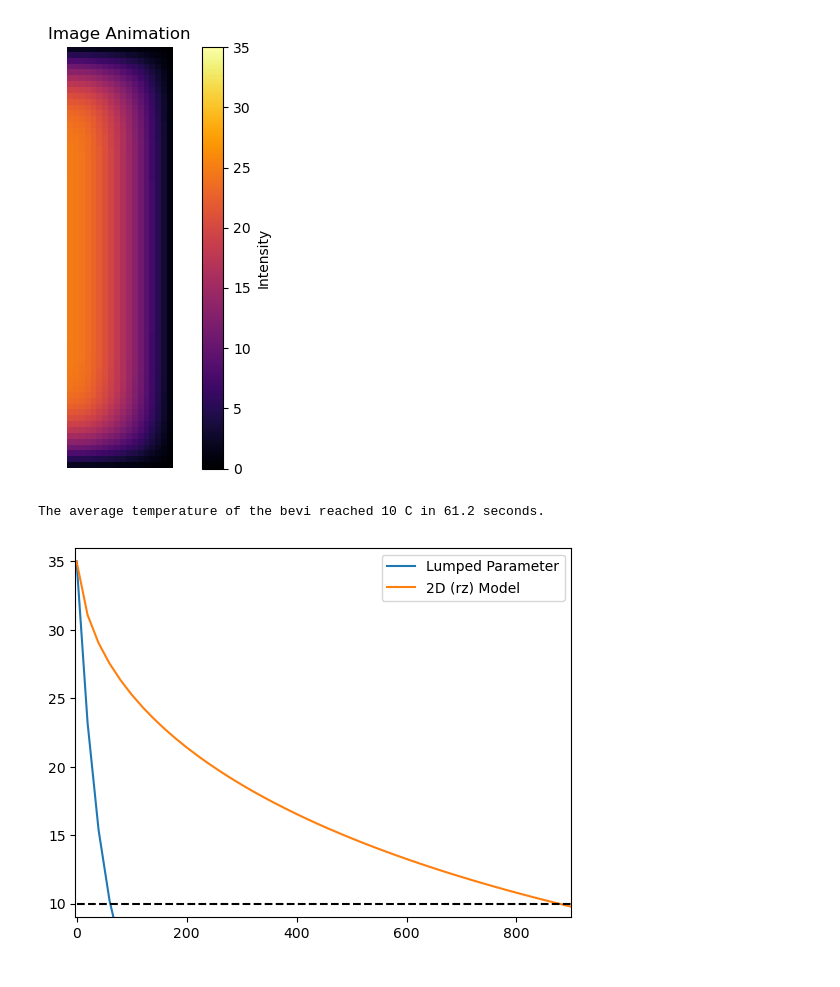
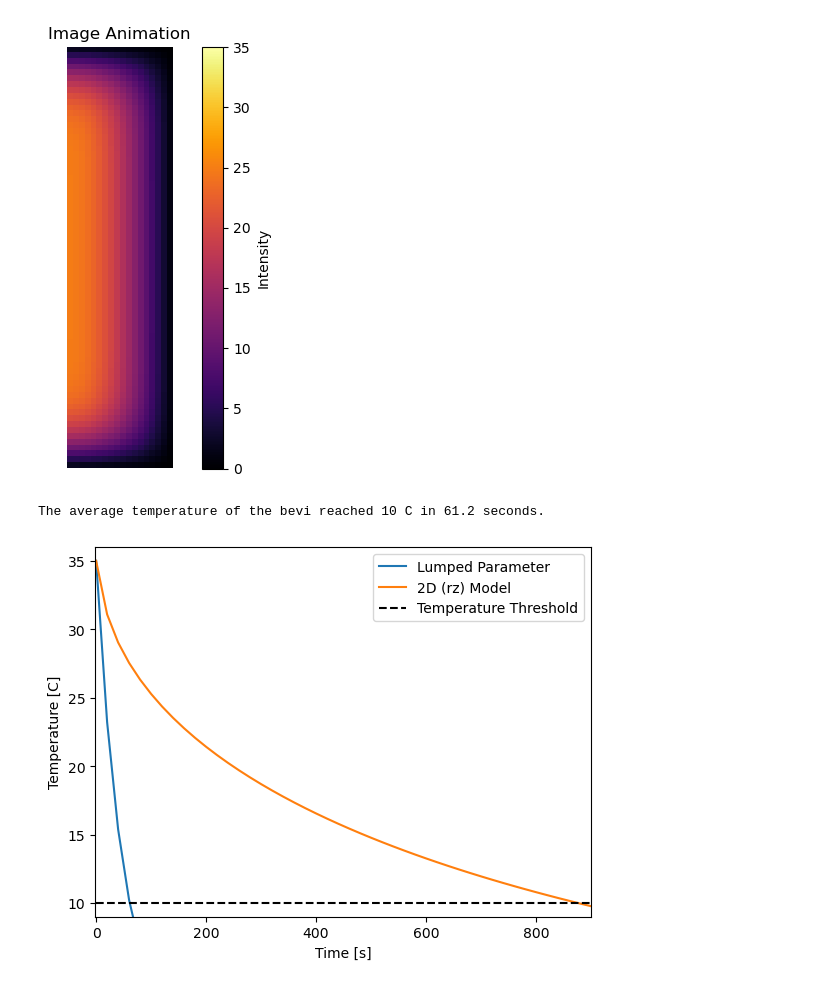
Before and after one commit to me701/homework-4-bourmanleegibson, a Jupyter notebook: Solution.ipynb, the cells around one changed output. Cells and saved outputs as stored; diff of their text form; code cells hidden in the pictures.

Commit message:
Fix comparison plot

```diff
--- a/Solution.ipynb
+++ b/Solution.ipynb
@@ -407,13 +407,15 @@ lump_sol = solve_ivp(T_prime, [t_start, t_end+t_step], [T0],
 # %%
 # plot 2D solution compared to lumped parameter analysis
 plt.plot(t_eval,lump_sol.y[0],label='Lumped Parameter')
 plt.plot(t_eval,T_bar,label='2D (rz) Model')
-plt.plot(t_eval,10*np.ones_like(t_eval),'k--')
+plt.plot(t_eval,10*np.ones_like(t_eval),'k--',label='Temperature Threshold')
 plt.ylim((9,36))
 plt.xlim((-2,t_end))
+plt.xlabel("Time [s]")
+plt.ylabel("Temperature [C]")
 plt.legend()
 
 print("The average temperature of the bevi reached {} C in {:.1f} seconds.".format(10,valCross(lump_sol.y[0],t_eval,10)))
 # %% [output]
 The average temperature of the bevi reached 10 C in 61.2 seconds.
-[figure, old version]
+[figure, new version]
```
